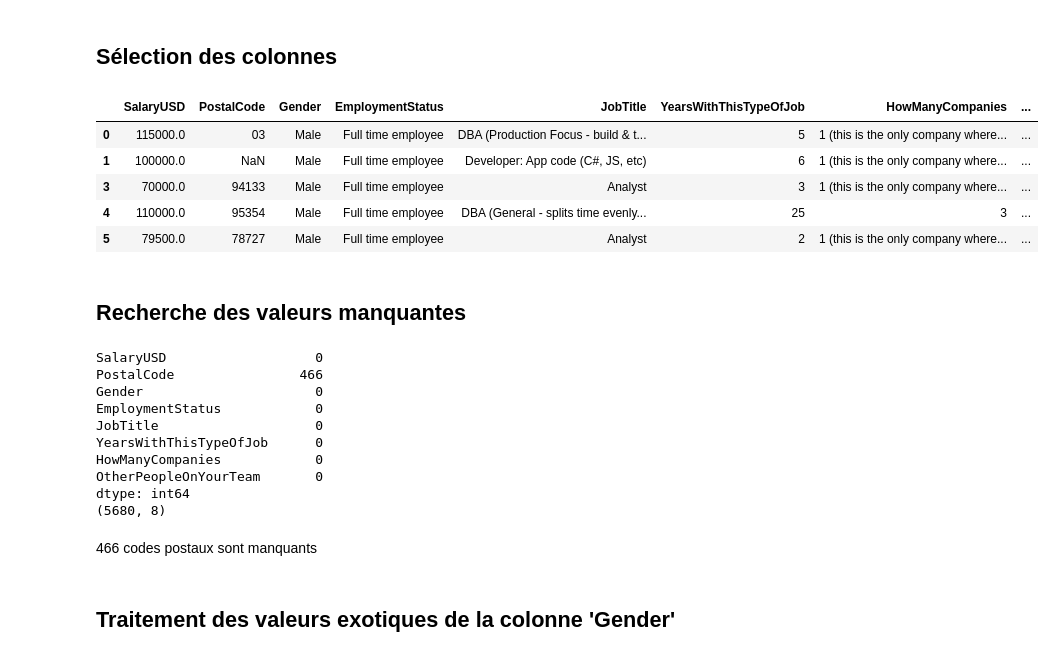
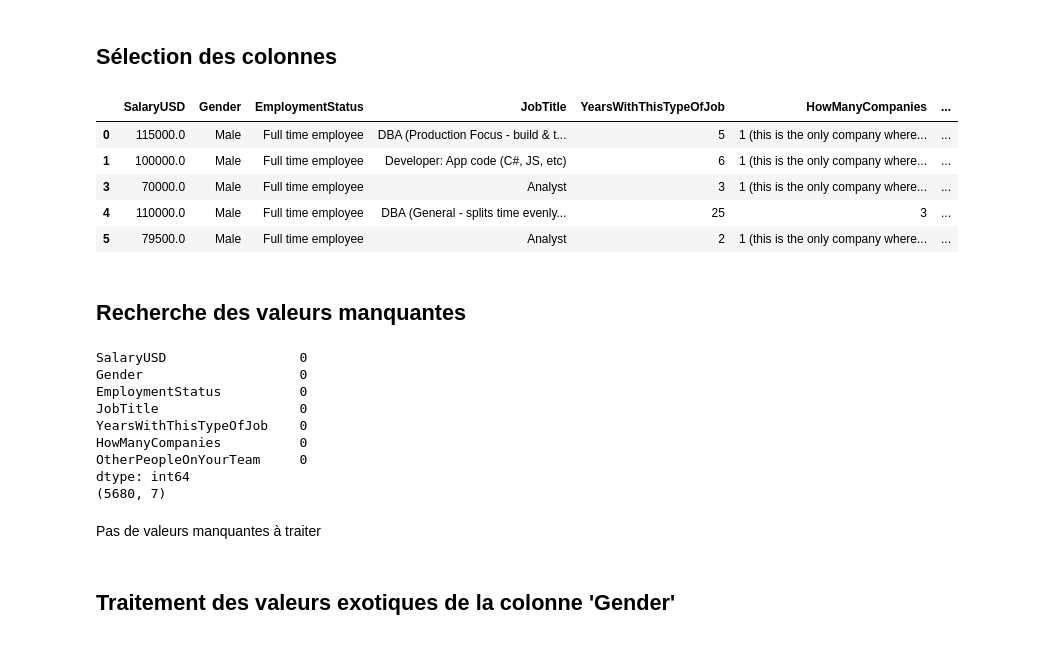
Before and after one commit to Gio-Mgm/american-dream, a Jupyter notebook: src/data_cleaning_df1.ipynb, the cells around one changed output. Saved outputs shown, nothing was run; the diff lists cells and outputs as text; code cells hidden in the pictures.

```diff
--- a/src/data_cleaning_df1.ipynb
+++ b/src/data_cleaning_df1.ipynb
@@ -38,40 +38,38 @@ df1.head()
 # %%
 df1 = df1[
     ["SalaryUSD",
-     "PostalCode",
      "Gender",
      "EmploymentStatus",
      "JobTitle",
      "YearsWithThisTypeOfJob",
      "HowManyCompanies",
      "OtherPeopleOnYourTeam"]
 ]
 df1.head()
 # %% [output]
-|  | SalaryUSD | PostalCode | Gender | EmploymentStatus | JobTitle | YearsWithThisTypeOfJob | HowManyCompanies | ... |
-| 0 | 115000.0 | 03 | Male | Full time employee | DBA (Production Focus - build & t... | 5 | 1 (this is the only company where... | ... |
-| 1 | 100000.0 | NaN | Male | Full time employee | Developer: App code (C#, JS, etc) | 6 | 1 (this is the only company where... | ... |
-| 3 | 70000.0 | 94133 | Male | Full time employee | Analyst | 3 | 1 (this is the only company where... | ... |
-| 4 | 110000.0 | 95354 | Male | Full time employee | DBA (General - splits time evenly... | 25 | 3 | ... |
-| 5 | 79500.0 | 78727 | Male | Full time employee | Analyst | 2 | 1 (this is the only company where... | ... |
+|  | SalaryUSD | Gender | EmploymentStatus | JobTitle | YearsWithThisTypeOfJob | HowManyCompanies | ... |
+| 0 | 115000.0 | Male | Full time employee | DBA (Production Focus - build & t... | 5 | 1 (this is the only company where... | ... |
+| 1 | 100000.0 | Male | Full time employee | Developer: App code (C#, JS, etc) | 6 | 1 (this is the only company where... | ... |
+| 3 | 70000.0 | Male | Full time employee | Analyst | 3 | 1 (this is the only company where... | ... |
+| 4 | 110000.0 | Male | Full time employee | DBA (General - splits time evenly... | 25 | 3 | ... |
+| 5 | 79500.0 | Male | Full time employee | Analyst | 2 | 1 (this is the only company where... | ... |
 # %% [markdown]
 ## Recherche des valeurs manquantes
 # %%
 print(df1.isnull().sum())
 print(df1.shape)
 # %% [output]
-SalaryUSD                   0
-PostalCode                466
-Gender                      0
-EmploymentStatus            0
-JobTitle                    0
-YearsWithThisTypeOfJob      0
-HowManyCompanies            0
-OtherPeopleOnYourTeam       0
+SalaryUSD                 0
+Gender                    0
+EmploymentStatus          0
+JobTitle                  0
+YearsWithThisTypeOfJob    0
+HowManyCompanies          0
+OtherPeopleOnYourTeam     0
 dtype: int64
-(5680, 8)
+(5680, 7)
-# %% [markdown]
-466 codes postaux sont manquants
+# %% [markdown]
+Pas de valeurs manquantes à traiter
 # %% [markdown]
 ## Traitement des valeurs exotiques de la colonne 'Gender'
 # %%
```
Also changed, not shown: parts of 3 cells of this notebook, 7 other files.
